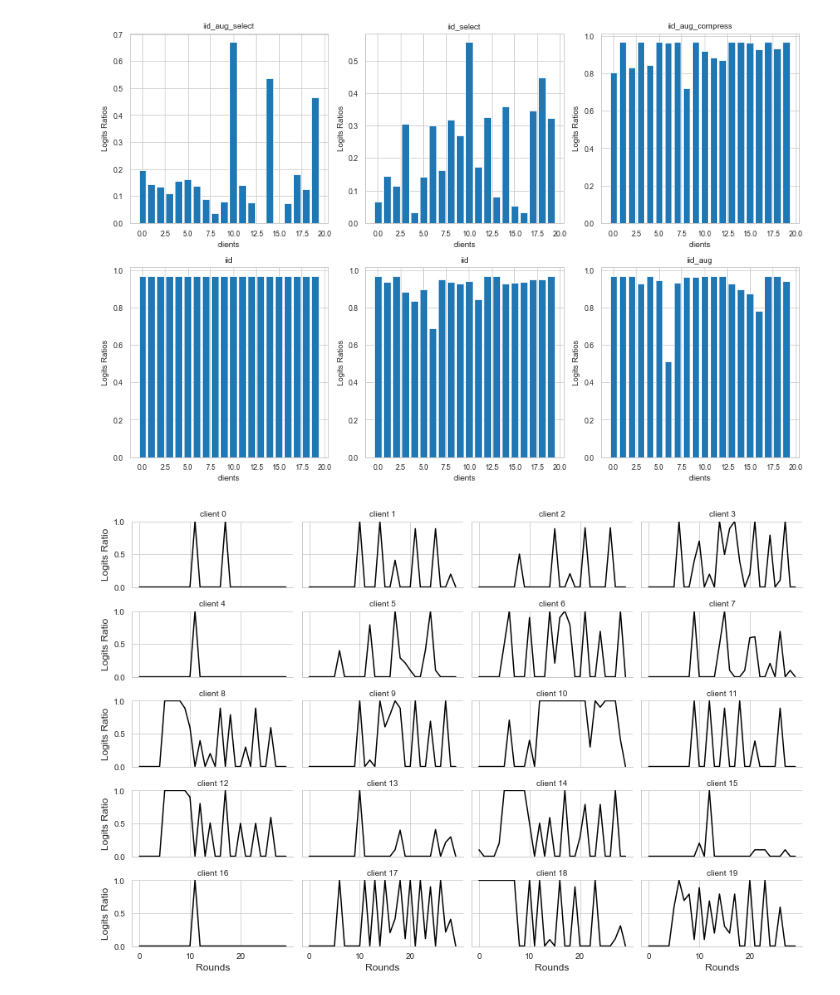
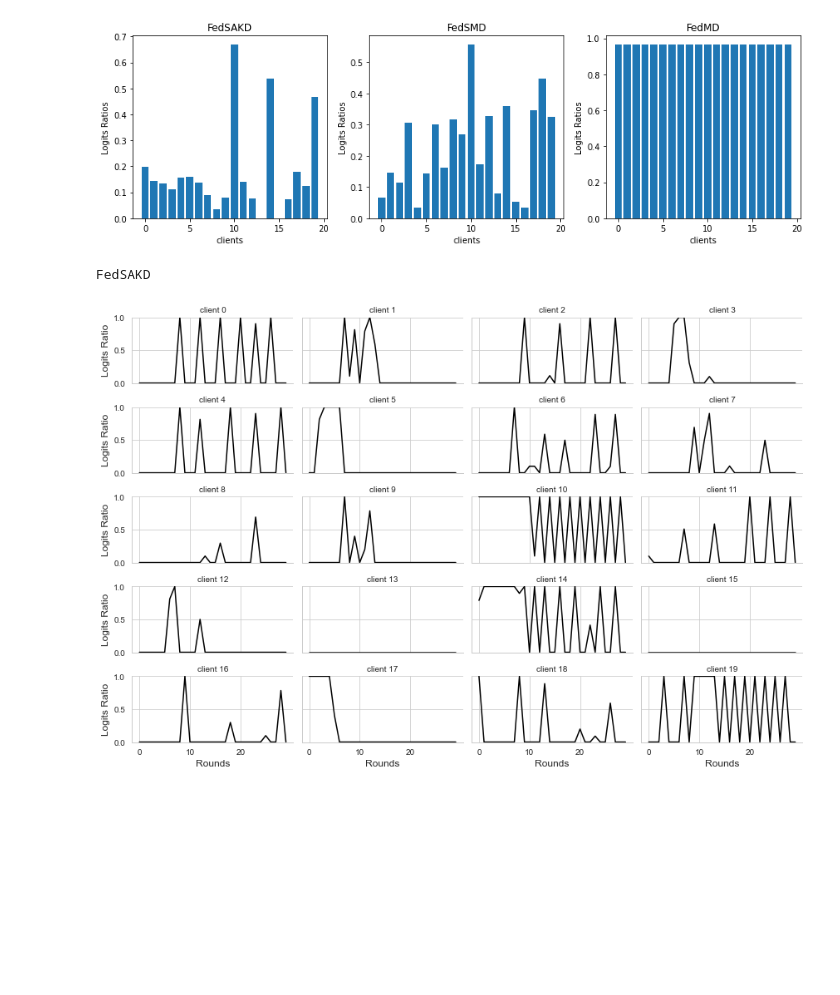
Before and after one commit to gadm21/Drone-LoRa-SOM-CFedAKD, a Jupyter notebook: fl_src/show_results.ipynb, the cells around one changed output. Saved outputs shown, nothing was run; the diff lists cells and outputs as text; code cells hidden in the pictures; blank space fills up the shorter version.

```diff
--- a/fl_src/show_results.ipynb
+++ b/fl_src/show_results.ipynb
@@ -141,29 +220,0 @@ Found 6 valid experiments
-# %%
-
-exps = [Exp(join('../fl_results', d)) for d in os.listdir('../fl_results') if valid_exp_dir(d)]
-exps = [d for d in exps if not d.corrupt]
-
-print("Found {} valid experiments".format(len(exps)))
-
-
-fig, ax = plt.subplots(figsize=(8, 5))
-awsome_colors = ['navajowhite', 'lightsteelblue', 'lightcoral', 'lightgreen', 'lightpink', 'lightskyblue', 'lightgrey', 'lightyellow', 'lightseagreen', 'lightcyan', 'lightcoral', 'lightblue', 'lightgoldenrodyellow', 'lightpink', 'lightgreen', 'lightyellow', 'lightseagreen', 'lightcyan', 'lightcoral', 'lightblue', 'lightgoldenrodyellow', 'lightpink', 'lightgreen', 'lightyellow', 'lightseagreen', 'lightcyan', 'lightcoral', 'lightblue', 'lightgoldenrodyellow', 'lightpink', 'lightgreen', 'lightyellow', 'lightseagreen', 'lightcyan', 'lightcoral', 'lightblue', 'lightgoldenrodyellow', 'lightpink', 'lightgreen', 'lightyellow', 'lightseagreen', 'lightcyan', 'lightcoral', 'lightblue', 'lightgoldenrodyellow', 'lightpink', 'lightgreen', 'lightyellow', 'lightseagreen', 'lightcyan', 'lightcoral', 'lightblue', 'lightgoldenrodyellow', 'lightpink', 'lightgreen', 'lightyellow', 'lightseagreen', 'lightcyan', 'lightcoral', 'lightblue', 'lightgoldenrodyellow', 'lightpink', 'lightgreen', 'lightyellow', 'lightseagreen', 'lightcyan']
-awsome_contrast_colors = ['darkorange', 'darkblue', 'darkred', 'darkgreen', 'darkviolet', 'darkslategray', 'dimgray', 'darkkhaki', 'darkturquoise', 'darkorange', 'darkblue', 'darkred', 'darkgreen', 'darkviolet', 'darkslategray', 'dimgray', 'darkkhaki', 'darkturquoise', 'darkorange', 'darkblue', 'darkred', 'darkgreen', 'darkviolet', 'darkslategray', 'dimgray', 'darkkhaki', 'darkturquoise', 'darkorange', 'darkblue', 'darkred', 'darkgreen', 'darkviolet', 'darkslategray', 'dimgray', 'darkkhaki', 'darkturquoise', 'darkorange', 'darkblue', 'darkred', 'darkgreen', 'darkviolet', 'darkslategray', 'dimgray', 'darkkhaki', 'darkturquoise', 'darkorange', 'darkblue', 'darkred', 'darkgreen', 'darkviolet', 'darkslategray', 'dimgray', 'darkkhaki', 'darkturquoise', 'darkorange', 'darkblue', 'darkred', 'darkgreen', 'darkviolet', 'darkslategray', 'dimgray', 'darkkhaki', 'darkturquoise', 'darkorange', 'darkblue', 'darkred', 'darkgreen', 'darkviolet', 'darkslategray', 'dimgray', 'darkkhaki', 'darkturquoise']
-for i, exp in enumerate(exps):
-    ax.plot(np.arange(exp.N_rounds-1), exp.times, color = awsome_contrast_colors[i], label = str(exp.label), linewidth=5)
-    # set y limit
-    ax.set_ylim(0, 1000.0)
-    # ax.fill_between(range(len(exp.avg_data)), exp.avg_data - exp.std_data, exp.avg_data + exp.std_data, color = awsome_contrast_colors[i], alpha=0.1)
-
-# Set x and y axis labels and title
-ax.set_xlabel('Rounds')
-ax.set_ylabel('times')
-ax.set_title('Federated Learning Performance')
-ax.legend(loc='best')
-
-
-# Add a grid to the plot
-ax.grid(axis='y', linestyle='dotted')
-
-# Adjust the layout to avoid cutting off labels
-plt.tight_layout()
@@ -174,34 +221,37 @@ Found 6 valid experiments
 # %%
 import numpy as np
 import matplotlib.pyplot as plt
 
 # Assuming you have 4 experiments, adjust as necessary
-n_rows = 2
+n_rows = 1
 n_cols = 3
 
-fig, axs = plt.subplots(n_rows, n_cols, figsize=(12, 8))  # Adjust the size accordingly
+fig, axs = plt.subplots(n_rows, n_cols, figsize=(12, 4))  # Adjust the size accordingly
 
 # Flatten the axs array
 axs_flat = np.ravel(axs)
 
-for i, exp in enumerate(exps):
+select_exps = [exps[0], exps[1], exps[3]]
+for i, exp in enumerate(select_exps):
     ax = axs_flat[i]
 
     ax.bar(np.arange(exp.N_clients), np.mean(exp.ratios, axis = 1))
     # Uncomment below if needed
     # ax.fill_between(range(len(exp.avg_data)), exp.avg_data - exp.std_data, exp.avg_data + exp.std_data, color=awsome_contrast_colors[i], alpha=0.1)
 
     # Set x and y axis labels and title
     ax.set_xlabel('clients')
     ax.set_ylabel('Logits Ratios')
     ax.set_title(str(exp.label))
     # ax.legend(loc='lower right')
     # ax.grid(axis='y', linestyle='dotted')
 
 plt.tight_layout()
+# save as a pdf figure
+plt.savefig("logits_ratios_per_client.pdf")
 plt.show()
 # %% [output]
-[figure, old version]
+[figure, new version]
 # %%
 import seaborn as sns
 import matplotlib.pyplot as plt
@@ -210,7 +260,8 @@ import matplotlib.pyplot as plt
 sns.set_style("whitegrid")
 sns.set_context("paper")
 
-select_exp = [exp for exp in exps if 'select' in exp.label][0]
+select_exp = [exp for exp in exps if exp.label == 'FedSAKD'][0]
+print(select_exp.label)
 
 # Assuming you have 4 experiments, adjust as necessary
 n_rows = 5
@@ -226,7 +277,7 @@ palette = sns.color_palette("husl", select_exp.N_clients)
 
 for c in range(select_exp.N_clients):
     ax = axs_flat[c]
-    sns.lineplot(x=np.arange(exp.N_rounds), y=exp.ratios[c, :], ax=ax, color='black', linewidth=1.5)
+    sns.lineplot(x=np.arange(select_exp.N_rounds), y=select_exp.ratios[c, :], ax=ax, color='black', linewidth=1.5)
 
     # Setting y-axis range from 0 to 1
     ax.set_ylim(0, 1)
@@ -235,7 +286,7 @@ for c in range(select_exp.N_clients):
     if c // n_cols == n_rows - 1:  # Bottom row
         ax.set_xlabel('Rounds', fontsize=12)
         # Here, as an example, we set x-ticks at intervals of 10. Adjust as necessary.
-        ax.set_xticks(np.arange(0, exp.N_rounds, 10))
+        ax.set_xticks(np.arange(0, select_exp.N_rounds, 10))
     if c % n_cols == 0:  # Leftmost column
         ax.set_ylabel('Logits Ratio', fontsize=12)
 
@@ -260,6 +311,8 @@ for c in range(select_exp.N_clients):
 #         label.set_visible(False)
 
 plt.tight_layout()
+plt.savefig("logits_ratios_per_client_detailed.pdf")
 plt.show()
 # %% [output]
+FedSAKD
-[figure, old version]
+[figure, new version]
```
Also changed, not shown: parts of 4 cells of this notebook, 7 other files.
